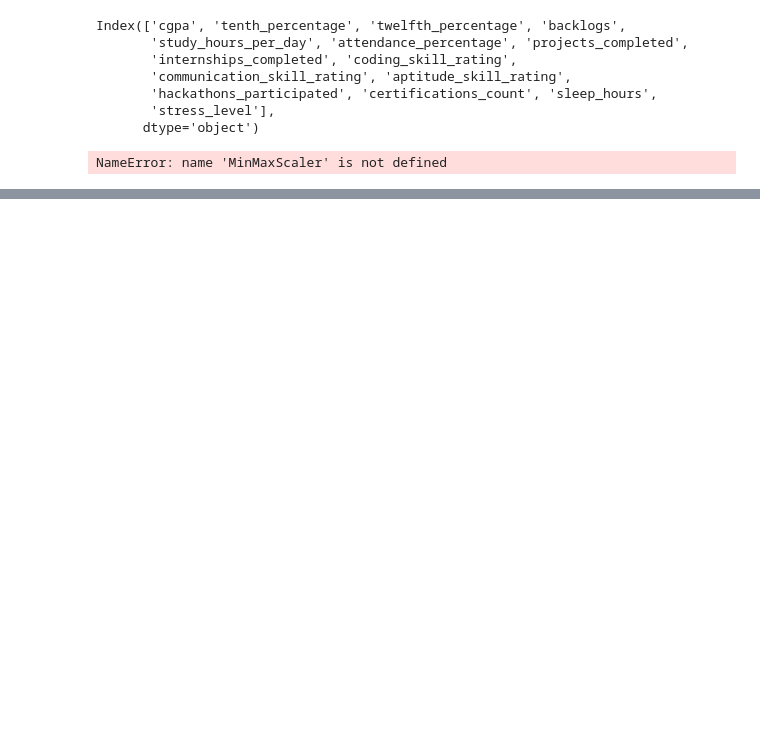
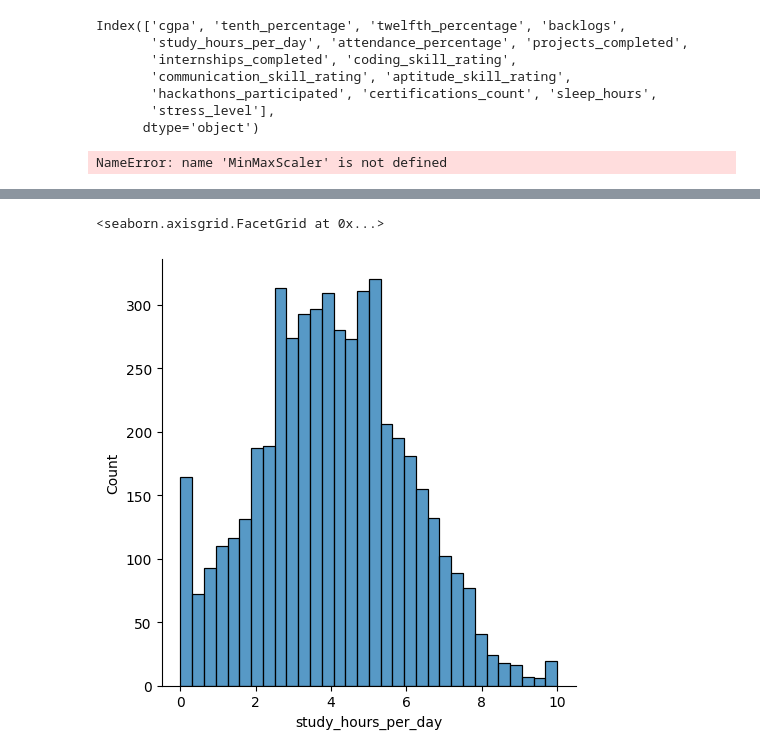
Before and after one commit to Amrutha-Poojary/data-science, a Jupyter notebook: linear_regression_project/experiments_notebooks/linear_regression_project.ipynb, the cells around one changed output, grey strips where cells are left out. Cells and saved outputs as stored; diff of their text form; code cells hidden in the pictures; blank space fills up the shorter version.

```diff
--- a/linear_regression_project/experiments_notebooks/linear_regression_project.ipynb
+++ b/linear_regression_project/experiments_notebooks/linear_regression_project.ipynb
@@ -109,0 +152,5 @@ from sklearn.preprocessing import OneHotEncoder, OrdinalEncoder
+# %%
+sns.displot(X['study_hours_per_day'])
+# %% [output]
+<seaborn.axisgrid.FacetGrid at 0x...>
+[figure, added]
```
Also changed, not shown: parts of 26 cells of this notebook, 2 other files.
